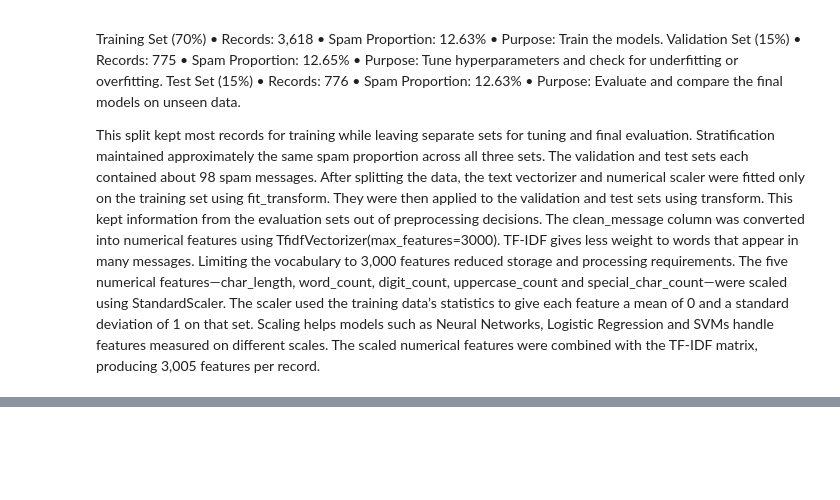
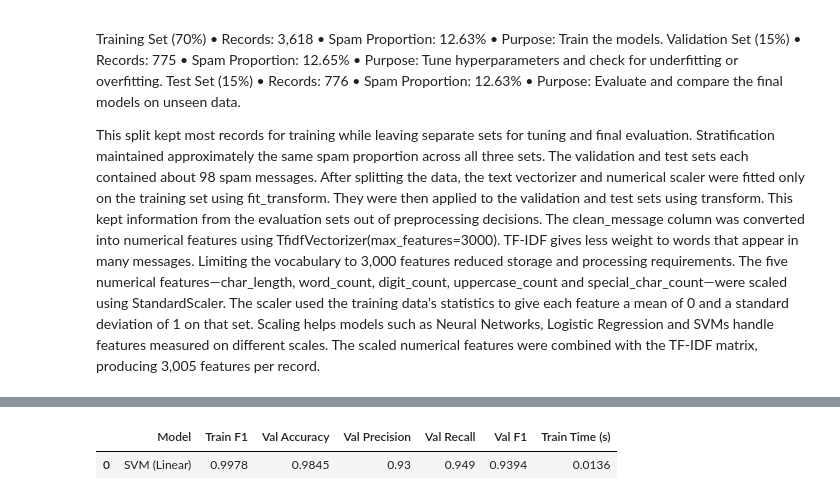
Before and after one commit to ghadahbamuniif-pixel/DS471-SMS-Spam-Detection, a Jupyter notebook: stage1,2.ipynb, the cells around one changed output, grey strips where cells are left out. Cells and saved outputs as stored; diff of their text form; code cells hidden in the pictures; blank space fills up the shorter version.

```diff
--- a/stage1,2.ipynb
+++ b/stage1,2.ipynb
@@ -272,0 +388,19 @@ The scaled numerical features were combined with the TF-IDF matrix, producing 3,
+# %%
+# Model 2: Support Vector Machine (linear kernel)
+start = time.time()
+svm_clf = LinearSVC(
+    C=1.0,
+    class_weight='balanced',
+    max_iter=5000,
+    random_state=SEED
+)
+svm_clf.fit(X_train, y_train)
+svm_time = time.time() - start
+
+results.append(evaluate_model('SVM (Linear)',
+                              y_train, svm_clf.predict(X_train),
+                              y_val, svm_clf.predict(X_val), svm_time))
+pd.DataFrame(results[-1:]).round(4)
+# %% [output]
+|  | Model | Train F1 | Val Accuracy | Val Precision | Val Recall | Val F1 | Train Time (s) |
+| 0 | SVM (Linear) | 0.9978 | 0.9845 | 0.93 | 0.949 | 0.9394 | 0.0136 |
```
Also changed, not shown: parts of 21 cells of this notebook.
